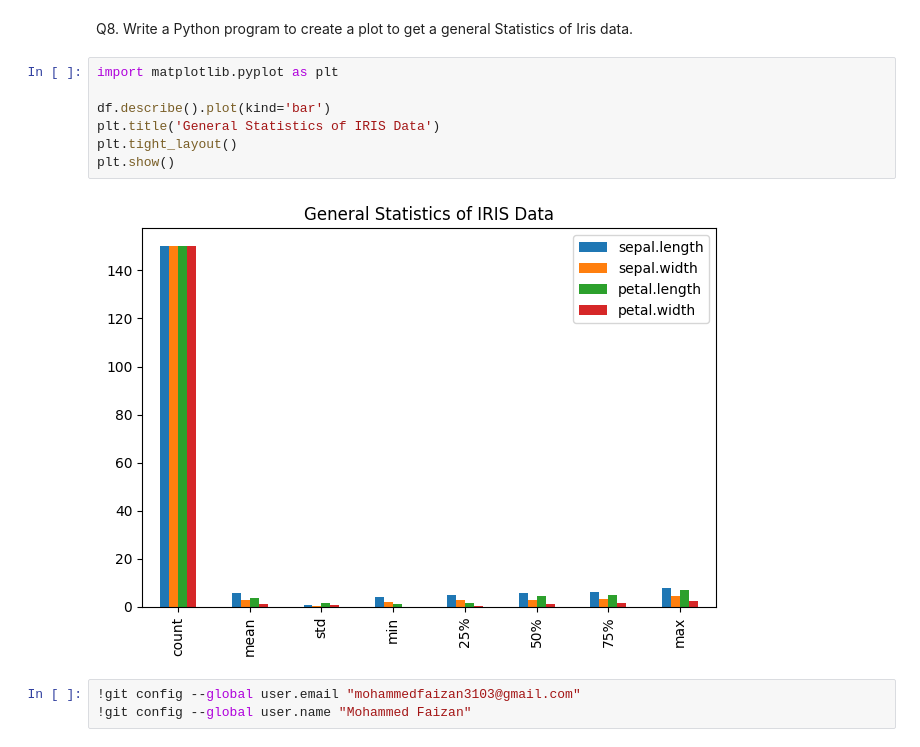
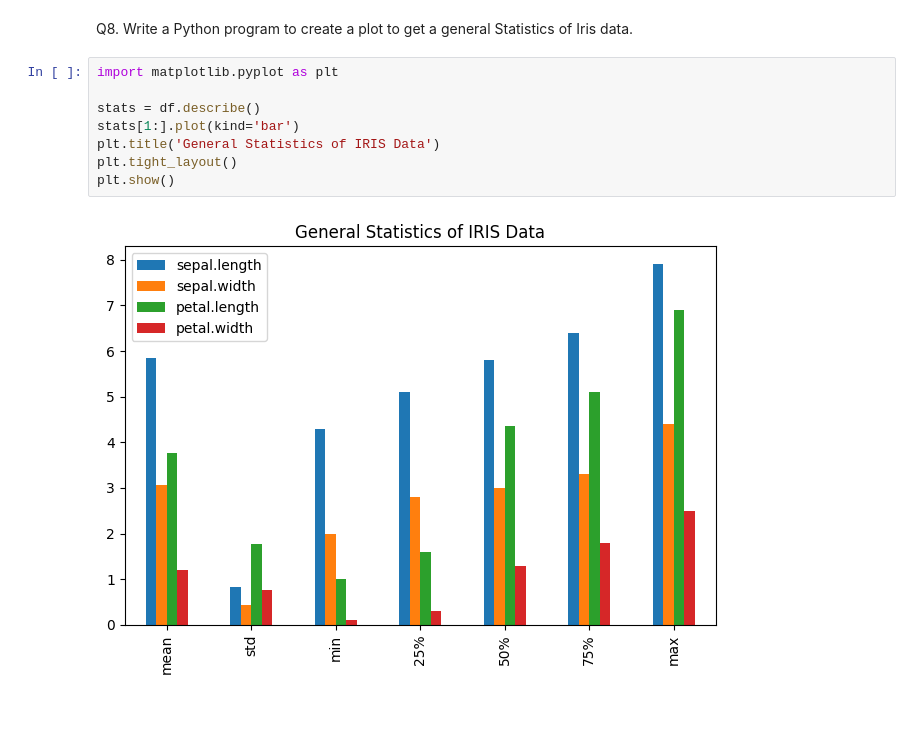
Before and after one commit to mohammedfaizan3103/ML-pracitice, a Jupyter notebook: ML_1.ipynb, the cells around one changed output. Cells and saved outputs as stored; diff of their text form; blank space fills up the shorter version.

```diff
--- a/ML_1.ipynb
+++ b/ML_1.ipynb
@@ -252,12 +252,10 @@ Q8. Write a Python program to create a plot to get a general Statistics of Iris
 # %%
 import matplotlib.pyplot as plt
 
-df.describe().plot(kind='bar')
+stats = df.describe()
+stats[1:].plot(kind='bar')
 plt.title('General Statistics of IRIS Data')
 plt.tight_layout()
 plt.show()
 # %% [output]
-[figure, old version]
+[figure, new version]
-# %%
-!git config --global user.email "mohammedfaizan3103@gmail.com"
-!git config --global user.name "Mohammed Faizan"
```
Also changed, not shown: parts of 20 cells of this notebook.
